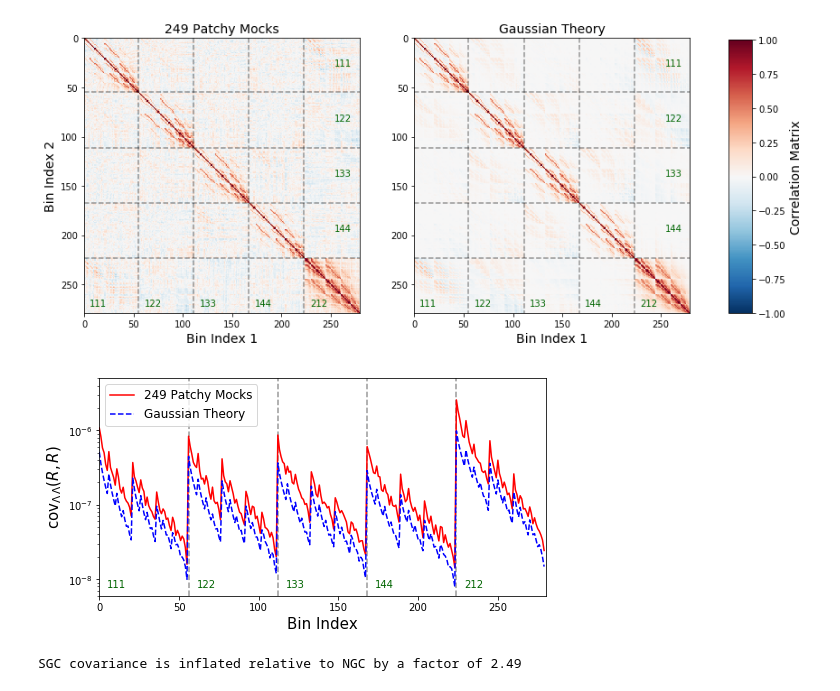
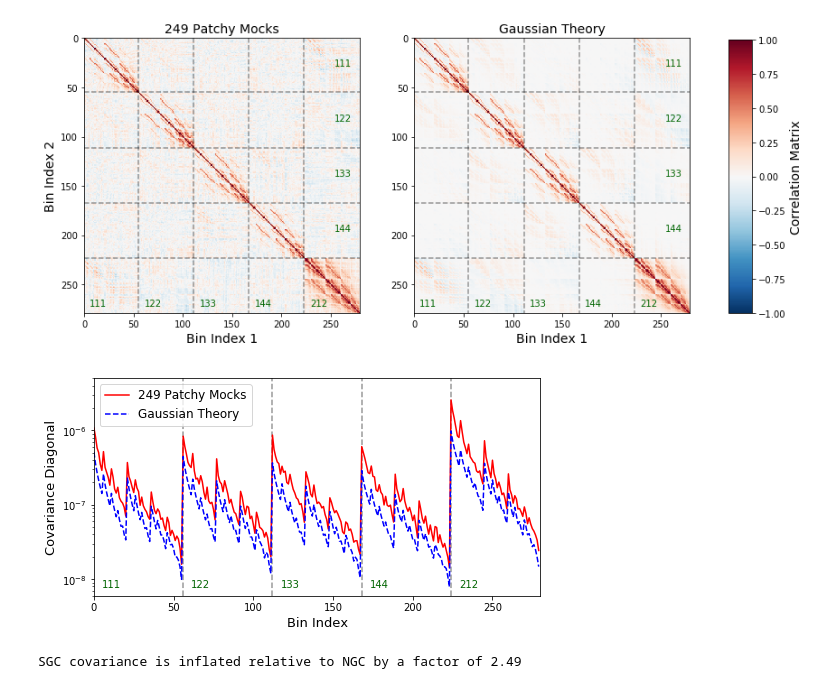
Before and after one commit to oliverphilcox/Parity-Odd-4PCF, a Jupyter notebook: BOSS Odd-Parity 4PCFs Production.ipynb, the cells around one changed output. Cells and saved outputs as stored; diff of their text form; code cells hidden in the pictures.

```diff
--- a/BOSS Odd-Parity 4PCFs Production.ipynb
+++ b/BOSS Odd-Parity 4PCFs Production.ipynb
@@ -193,22 +193,22 @@ fig.savefig(plot_dir+'correlation_comparison_ngc.pdf',bbox_inches='tight')
 # %%
 plt.figure(figsize=(8,4))
 n_max = 5
 plt.plot(np.diag(covN)[:n_max*n_radial],c='r',ls='-',label='%d Patchy Mocks'%n_mocks)
 plt.plot(np.diag(theory_covN)[:n_max*n_radial],c='b',ls='--',label='Gaussian Theory')
 plt.yscale('log')
 plt.xlim([0,n_max*n_radial])
 ylims = [6e-9,5e-6]
 plt.ylim(ylims)
 for i in range(n_max):
     if i!=0: plt.vlines(n_radial*i,ylims[0],ylims[1],linestyles='--',alpha=0.4)
     plt.text(n_radial*i+n_radial/10,ylims[0]*1.3,'%d%d%d'%(ells[0][ang_filt][i],ells[1][ang_filt][i],ells[2][ang_filt][i]),color='darkgreen',size=10)
 plt.legend(loc='upper left',fontsize=12)
-plt.xlabel(r'Bin Index',fontsize=15)
-plt.ylabel(r'$\mathrm{cov}_{\Lambda\,\Lambda}(R,R)$',fontsize=15)
+plt.xlabel(r'Bin Index',fontsize=13)
+plt.ylabel(r'Covariance Diagonal',fontsize=13)
 
 plt.savefig(plot_dir+'variance_comparison_ngc.pdf',bbox_inches='tight')
 # %% [output]
-[figure, old version]
+[figure, new version]
 # %%
 print("SGC covariance is inflated relative to NGC by a factor of %.2f"%(np.mean(theory_covS/theory_covN)))
 # %% [output]
```
Also changed, not shown: parts of 10 cells of this notebook, 16 other files.
